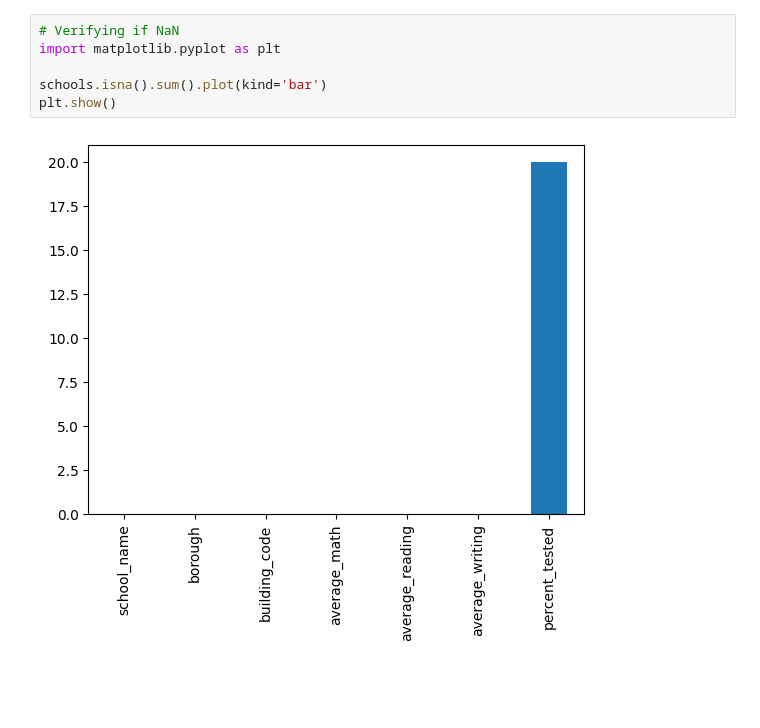
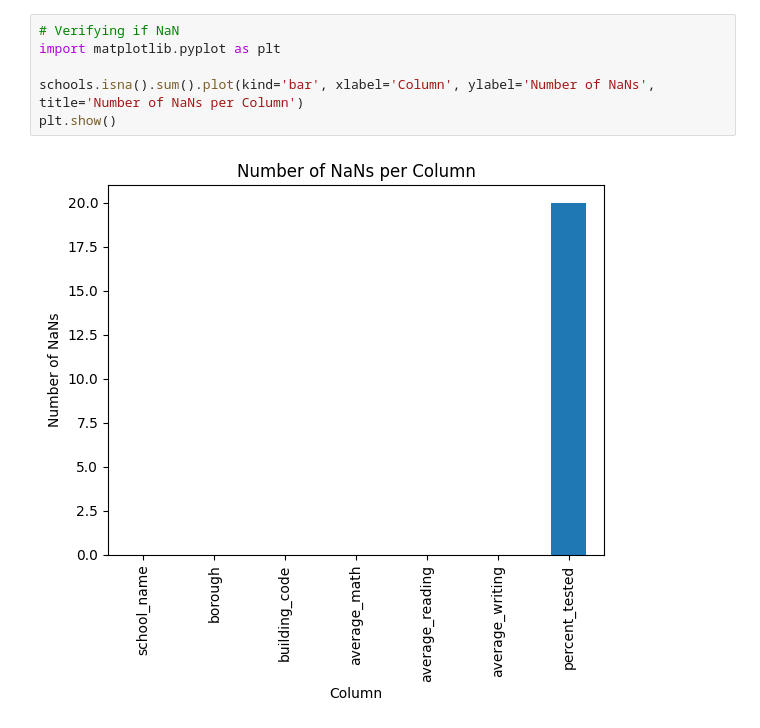
Before and after one commit to engjoaofaro/nyc_public_school_case, a Jupyter notebook: notebook.ipynb, the cells around one changed output. Saved outputs shown, nothing was run; the diff lists cells and outputs as text; blank space fills up the shorter version.

Commit message:
more features in bar graphic

```diff
--- a/notebook.ipynb
+++ b/notebook.ipynb
@@ -52,8 +52,8 @@ schools.head()
 # %%
 # Verifying if NaN
 import matplotlib.pyplot as plt
 
-schools.isna().sum().plot(kind='bar')
+schools.isna().sum().plot(kind='bar', xlabel='Column', ylabel='Number of NaNs', title='Number of NaNs per Column')
 plt.show()
 # %% [output]
-[figure, old version]
+[figure, new version]
```
